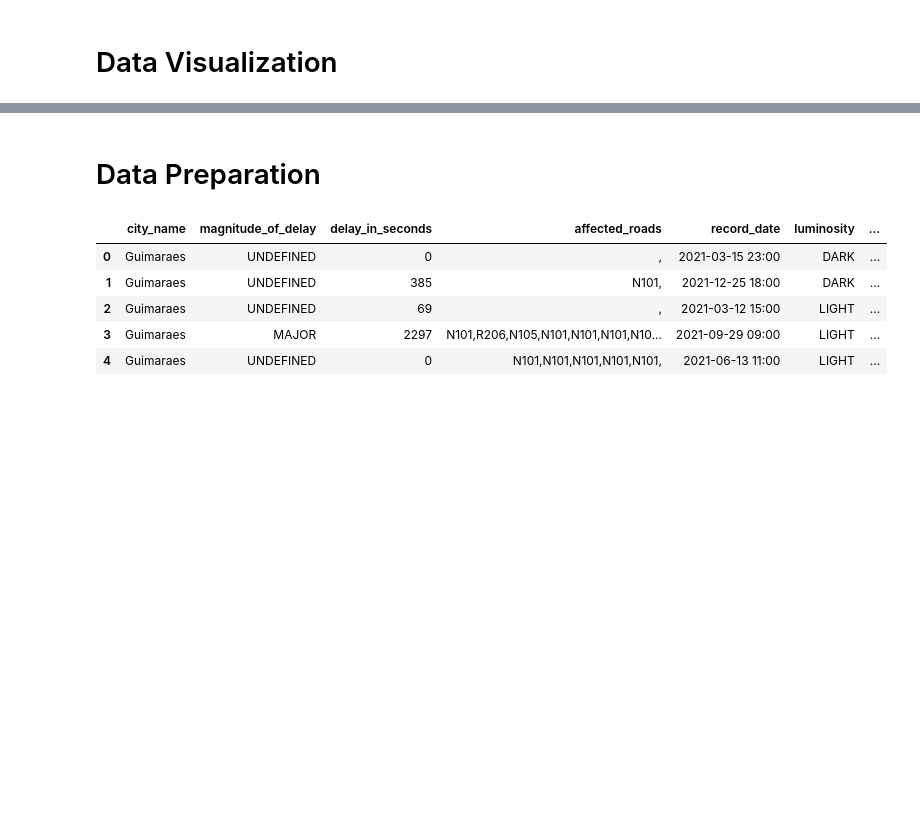
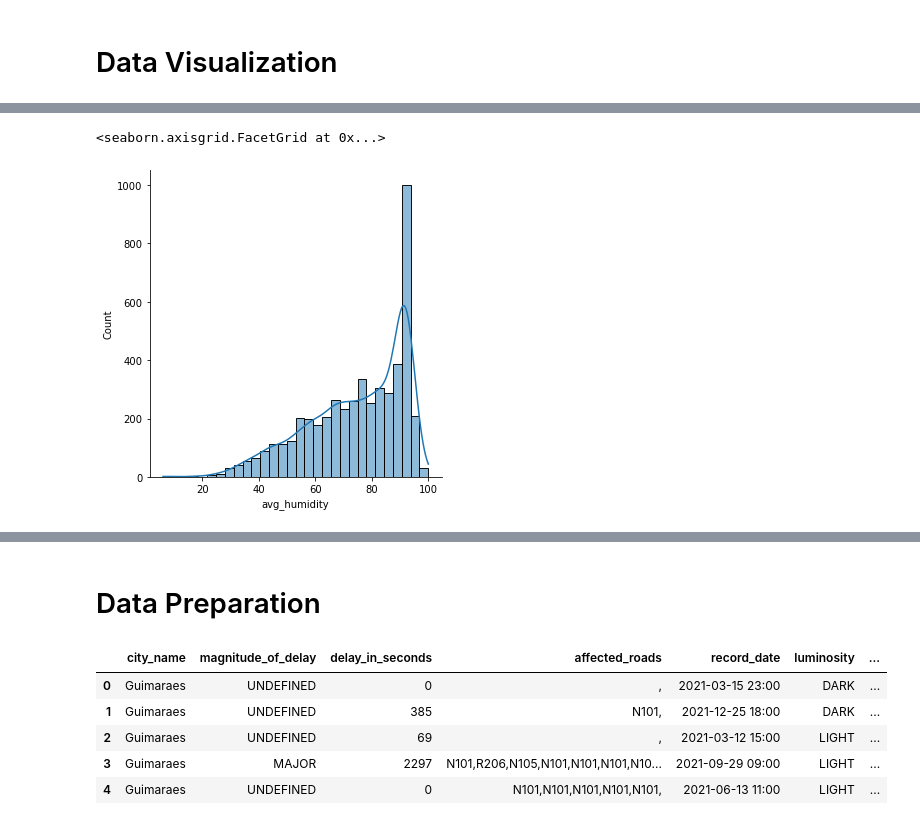
Before and after one commit to joanaaVO/Projeto-DAA, a Jupyter notebook: src/incidents_db.ipynb, the cells around one changed output, grey strips where cells are left out. Saved outputs shown, nothing was run; the diff lists cells and outputs as text; code cells hidden in the pictures; blank space fills up the shorter version.

```diff
--- a/src/incidents_db.ipynb
+++ b/src/incidents_db.ipynb
@@ -127,0 +201,6 @@ db[db['affected_roads'].isnull()]
+# %%
+# See Average Humidity distribution
+sns.displot(db, x="avg_humidity", kde=True)
+# %% [output]
+<seaborn.axisgrid.FacetGrid at 0x...>
+[figure, added]
```
Also changed, not shown: parts of 35 cells of this notebook, 1 other file.
